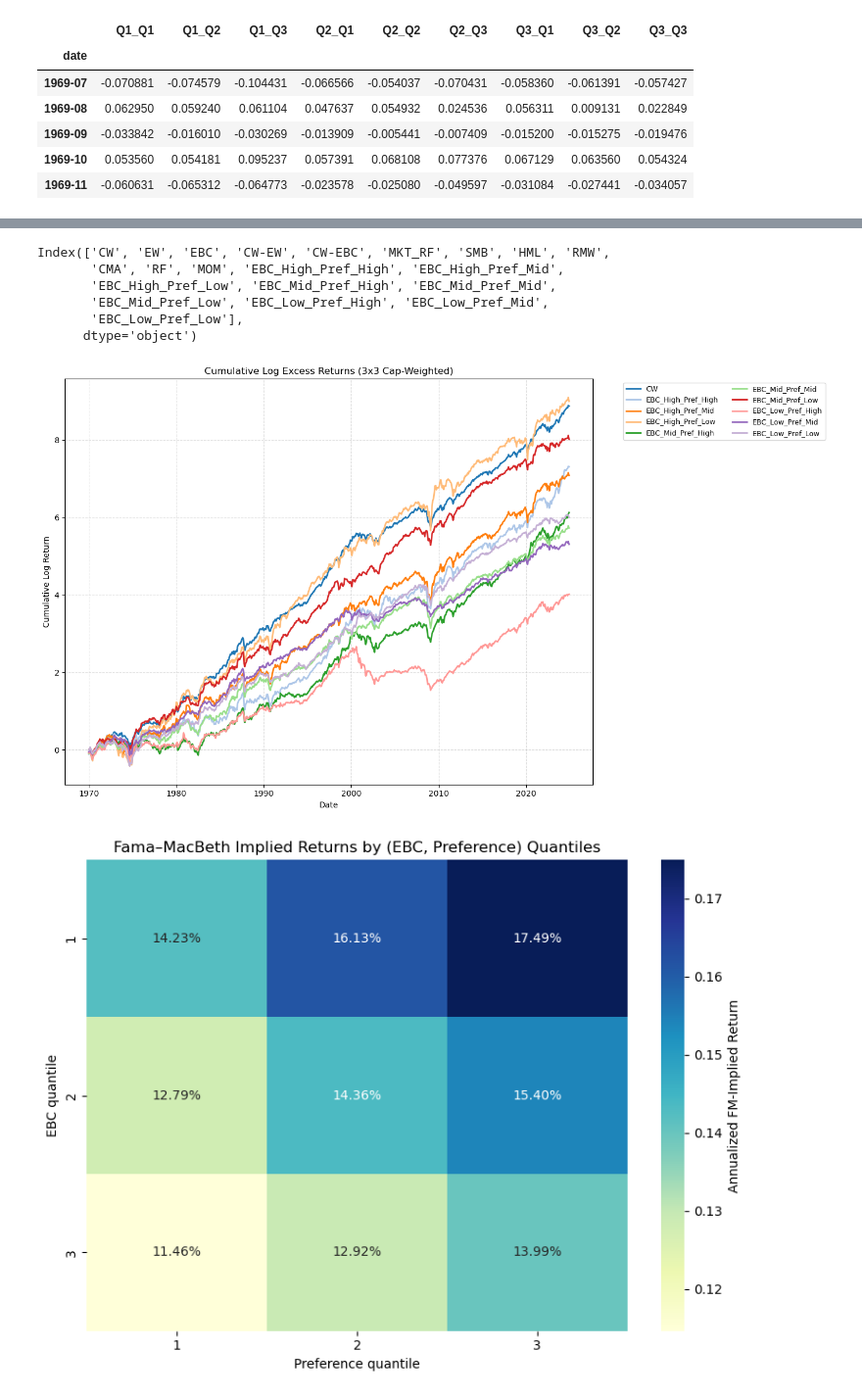
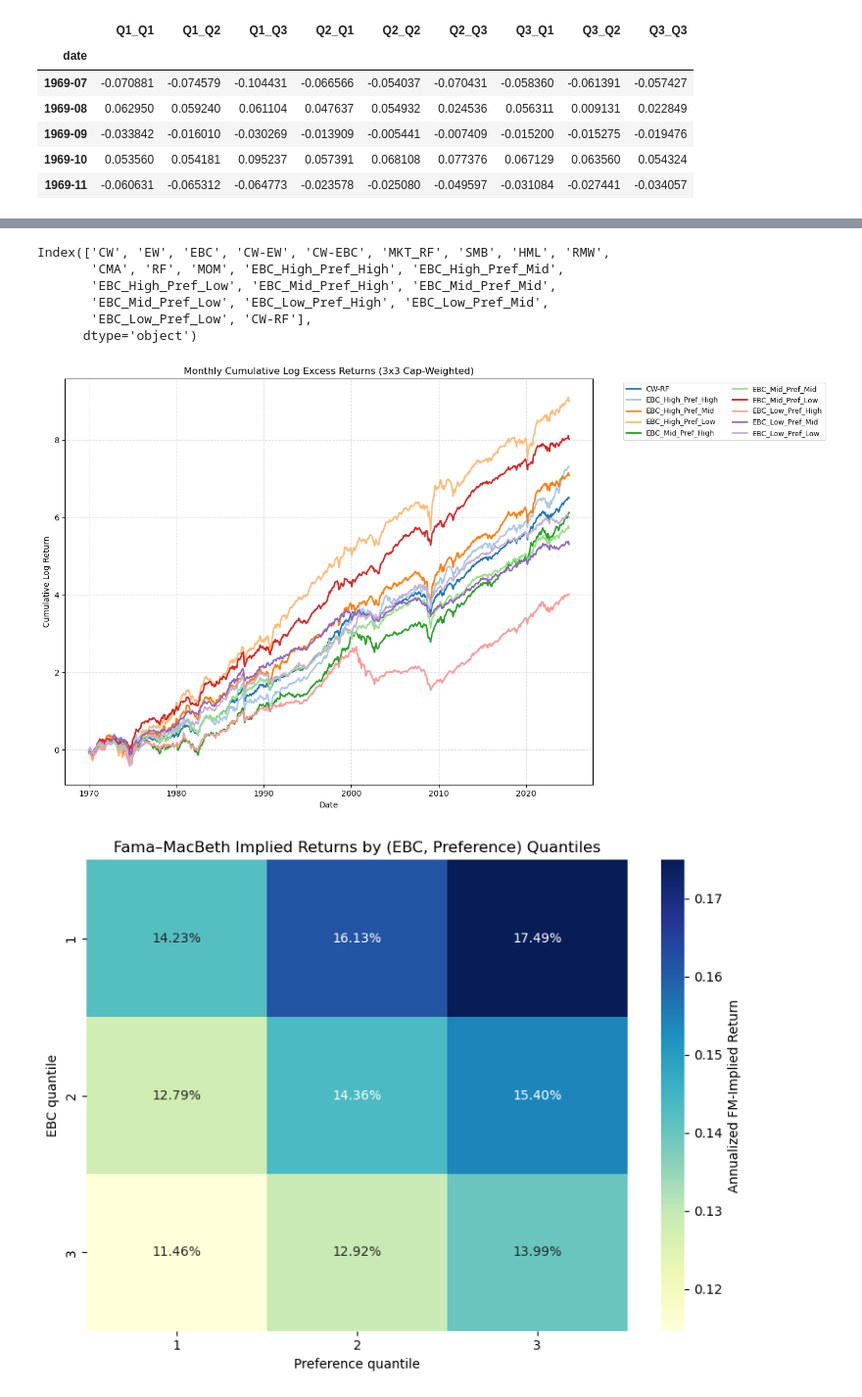
Before and after one commit to eviprous/Invesco_Research_Project, a Jupyter notebook: notebooks/EBC_Quantiles_monthly.ipynb, the cells around one changed output, grey strips where cells are left out. Shown at 98% size. Cells and saved outputs as stored; diff of their text form; code cells hidden in the pictures.

```diff
--- a/notebooks/EBC_Quantiles_monthly.ipynb
+++ b/notebooks/EBC_Quantiles_monthly.ipynb
@@ -137,6 +137,8 @@ complete_df = full_merged_df.join(
     quantile_portfolios_returns,
     how="inner"
 )
+# %%
+complete_df['CW-RF'] = complete_df['CW'] - complete_df['RF']
 # %%
 complete_df.columns
 # %% [output]
@@ -144,23 +146,23 @@ Index(['CW', 'EW', 'EBC', 'CW-EW', 'CW-EBC', 'MKT_RF', 'SMB', 'HML', 'RMW',
        'CMA', 'RF', 'MOM', 'EBC_High_Pref_High', 'EBC_High_Pref_Mid',
        'EBC_High_Pref_Low', 'EBC_Mid_Pref_High', 'EBC_Mid_Pref_Mid',
        'EBC_Mid_Pref_Low', 'EBC_Low_Pref_High', 'EBC_Low_Pref_Mid',
-       'EBC_Low_Pref_Low'],
+       'EBC_Low_Pref_Low', 'CW-RF'],
       dtype='object')
 # %%
-selected_columns = ['CW','EBC_High_Pref_High', 'EBC_High_Pref_Mid',
+selected_columns = ['CW-RF','EBC_High_Pref_High', 'EBC_High_Pref_Mid',
        'EBC_High_Pref_Low', 'EBC_Mid_Pref_High', 'EBC_Mid_Pref_Mid',
        'EBC_Mid_Pref_Low', 'EBC_Low_Pref_High', 'EBC_Low_Pref_Mid',
        'EBC_Low_Pref_Low']
 # %%
 # ============================
 # PLOTS
 # ============================
 plots.plot_cum_log_returns(
     complete_df[selected_columns],
-    title=f"Cumulative Log Excess Returns ({n_q1}x{n_q2} Cap-Weighted)",
+    title=f"Monthly Cumulative Log Excess Returns ({n_q1}x{n_q2} Cap-Weighted)",
 )
 # %% [output]
-[figure, old version]
+[figure, new version]
 # %%
 # FM expected-return grid (annualized %)
 plots.plot_expected_return_grid(results["pricing"], results["fm_table"], n_q1, n_q2)
```
Also changed, not shown: parts of 2 cells of this notebook, 7 other files.
